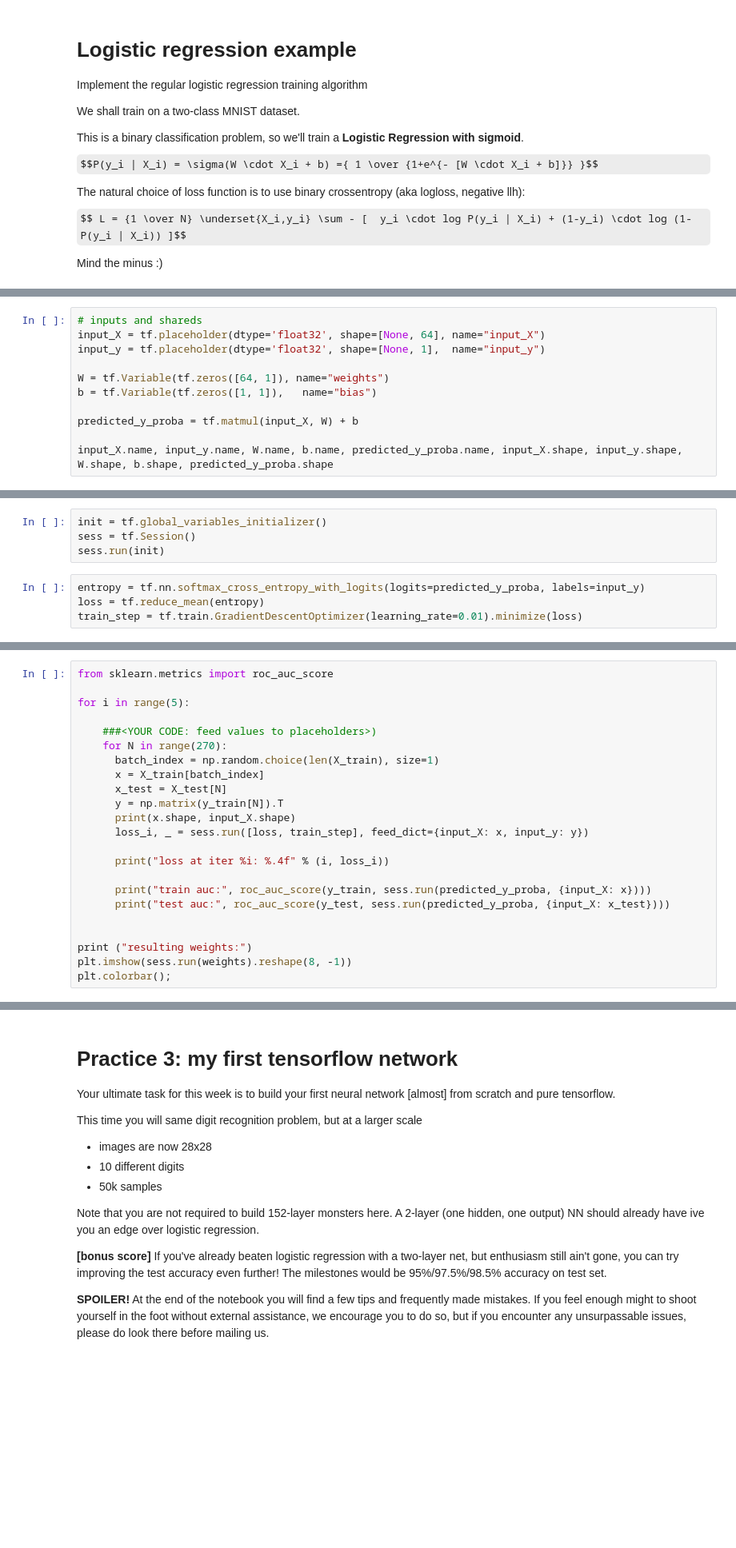
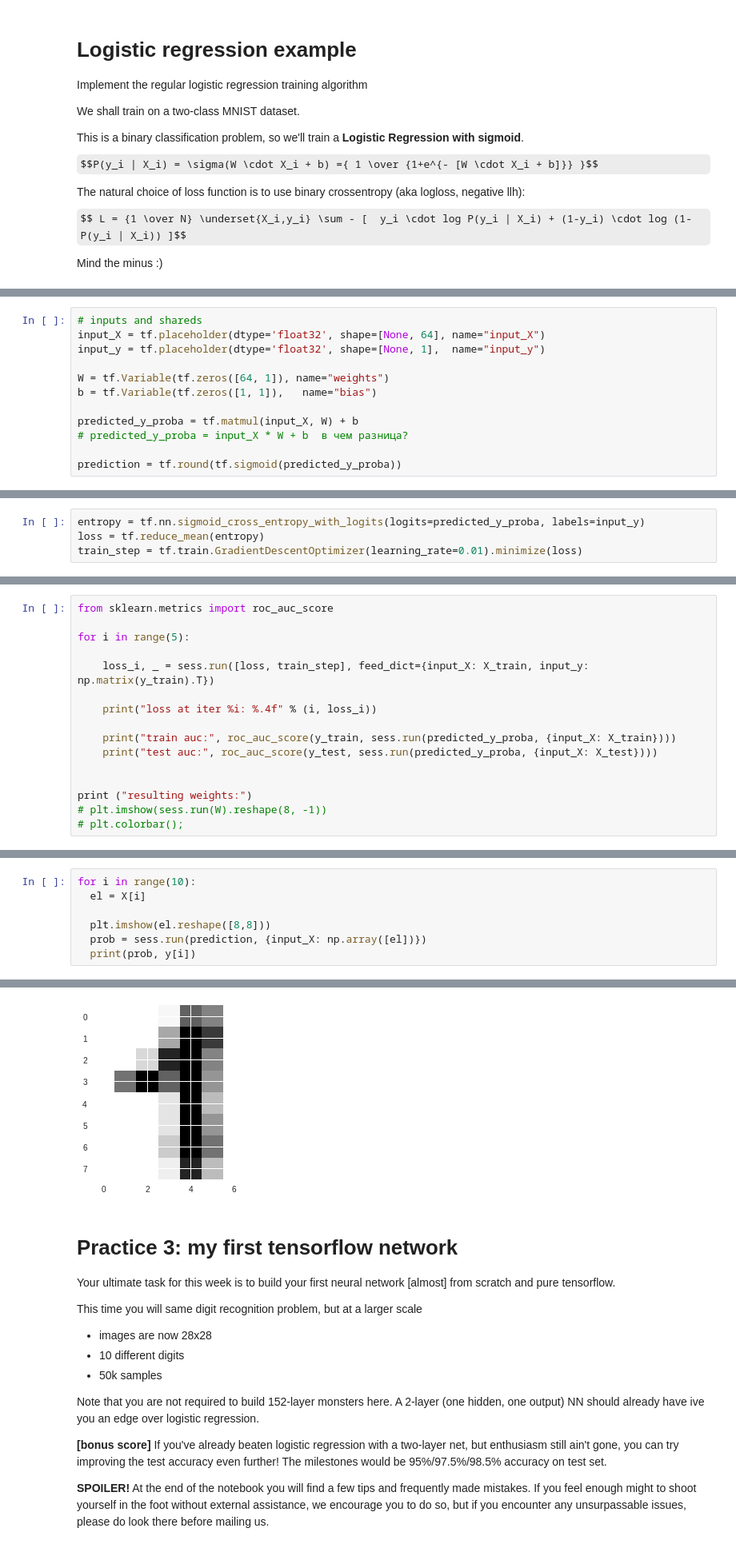
Before and after one commit to legchikov/Practical_DL, a Jupyter notebook: week02_autodiff/seminar_tensorflow.ipynb, the cells around one changed output, grey strips where cells are left out. Shown at 80% size. Drawn from its saved outputs; the diff is of its cells as text; some formulas as TeX source; blank space fills up the shorter version.

```diff
--- a/week02_autodiff/seminar_tensorflow.ipynb
+++ b/week02_autodiff/seminar_tensorflow.ipynb
@@ -448,5 +440,6 @@ W = tf.Variable(tf.zeros([64, 1]), name="weights")
 b = tf.Variable(tf.zeros([1, 1]),   name="bias")
 
 predicted_y_proba = tf.matmul(input_X, W) + b
+# predicted_y_proba = input_X * W + b  в чем разница?
 
-input_X.name, input_y.name, W.name, b.name, predicted_y_proba.name, input_X.shape, input_y.shape, W.shape, b.shape, predicted_y_proba.shape
+prediction = tf.round(tf.sigmoid(predicted_y_proba))
@@ -464,9 +446,5 @@ input_X.name, input_y.name, W.name, b.name, predicted_y_proba.name, input_X.shap
-# %%
-init = tf.global_variables_initializer()
-sess = tf.Session()
-sess.run(init)
 # %%
-entropy = tf.nn.softmax_cross_entropy_with_logits(logits=predicted_y_proba, labels=input_y)
+entropy = tf.nn.sigmoid_cross_entropy_with_logits(logits=predicted_y_proba, labels=input_y)
 loss = tf.reduce_mean(entropy)
 train_step = tf.train.GradientDescentOptimizer(learning_rate=0.01).minimize(loss)
 # %%
@@ -485,22 +458,15 @@ from sklearn.metrics import roc_auc_score
 
 for i in range(5):
 
-    ###<YOUR CODE: feed values to placeholders>)
-    for N in range(270):
-      batch_index = np.random.choice(len(X_train), size=1)
-      x = X_train[batch_index]
-      x_test = X_test[N]
-      y = np.matrix(y_train[N]).T
-      print(x.shape, input_X.shape)
-      loss_i, _ = sess.run([loss, train_step], feed_dict={input_X: x, input_y: y})
+    loss_i, _ = sess.run([loss, train_step], feed_dict={input_X: X_train, input_y: np.matrix(y_train).T})
 
-      print("loss at iter %i: %.4f" % (i, loss_i))
+    print("loss at iter %i: %.4f" % (i, loss_i))
 
-      print("train auc:", roc_auc_score(y_train, sess.run(predicted_y_proba, {input_X: x})))
-      print("test auc:", roc_auc_score(y_test, sess.run(predicted_y_proba, {input_X: x_test})))
+    print("train auc:", roc_auc_score(y_train, sess.run(predicted_y_proba, {input_X: X_train})))
+    print("test auc:", roc_auc_score(y_test, sess.run(predicted_y_proba, {input_X: X_test})))
 
 
 print ("resulting weights:")
-plt.imshow(sess.run(weights).reshape(8, -1))
-plt.colorbar();
+# plt.imshow(sess.run(W).reshape(8, -1))
+# plt.colorbar();
 # %% [output]
@@ -509,0 +489,8 @@ ValueError: ignored
+# %%
+for i in range(10):
+  el = X[i]
+
+  plt.imshow(el.reshape([8,8]))
+  prob = sess.run(prediction, {input_X: np.array([el])})
+  print(prob, y[i])
+# %% [output]
@@ -510,3 +507,4 @@ ValueError: ignored
+[figure, added]
 # %% [markdown]
 # Practice 3: my first tensorflow network
 Your ultimate task for this week is to build your first neural network [almost] from scratch and pure tensorflow.
```
Also changed, not shown: parts of 12 cells of this notebook.
